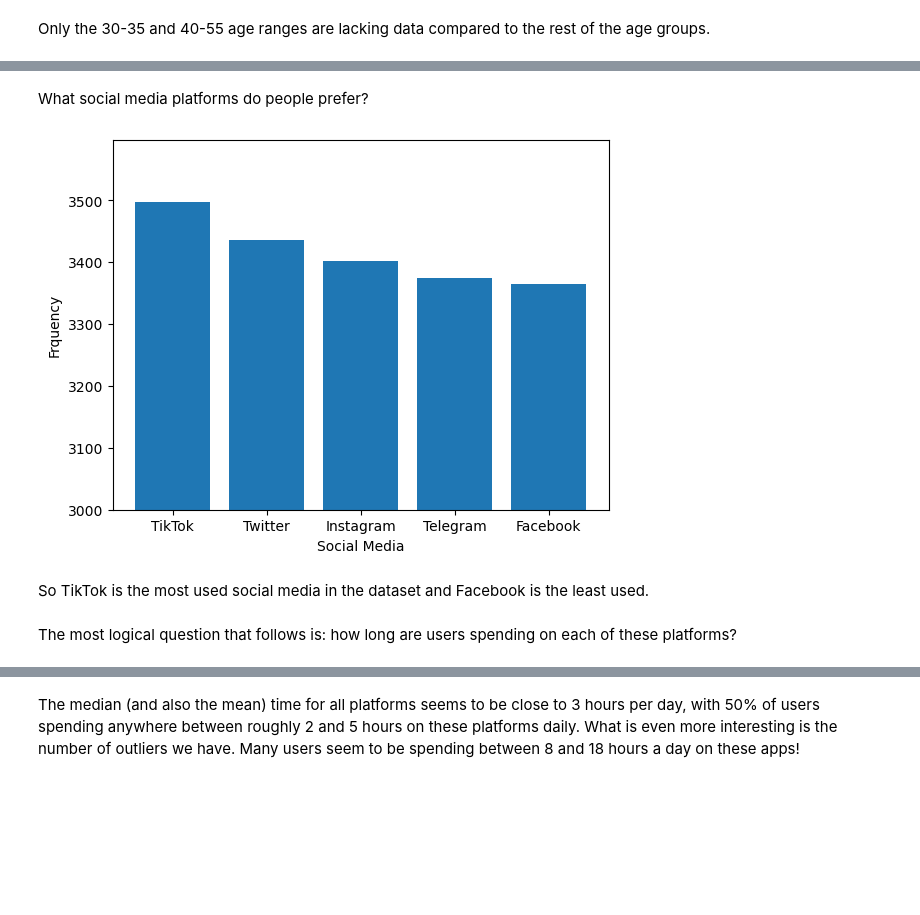
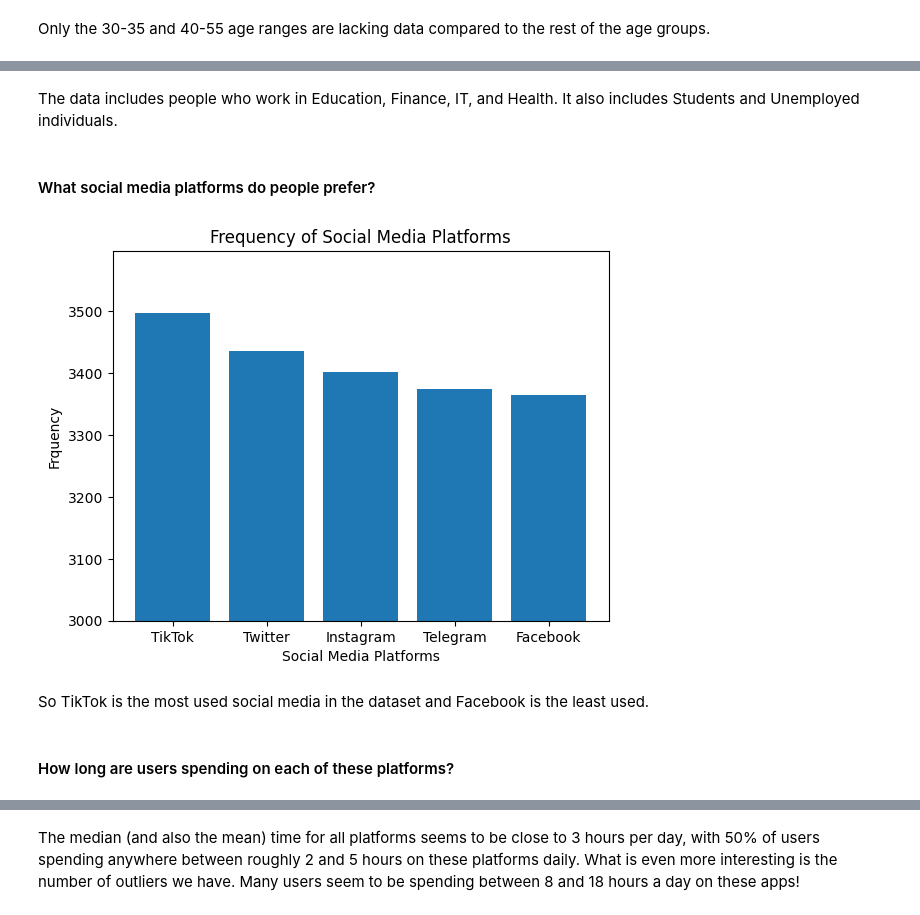
Before and after one commit to HusseinKasim/A-Data-Driven-Study-on-Social-Media-Usage-and-its-Effects-on-Users, a Jupyter notebook: Social_Media_Study.ipynb, the cells around one changed output, grey strips where cells are left out. Cells and saved outputs as stored; diff of their text form; code cells hidden in the pictures; blank space fills up the shorter version.

Commit message:
Update General Analysis and Productivity Sections
-Added sections to the EDA step for clearer structure
-Analyzed columns and visualized  productivity data

```diff
--- a/Social_Media_Study.ipynb
+++ b/Social_Media_Study.ipynb
@@ -227,21 +257,22 @@ Only the 30-35 and 40-55 age ranges are lacking data compared to the rest of the
+# %% [markdown]
+The data includes people who work in Education, Finance, IT, and Health. It also includes Students and Unemployed individuals.
 # %% [markdown]
-What social media platforms do people prefer?
+#### What social media platforms do people prefer?
 # %%
 # Plot social media preferences
 social_media = df['social_platform_preference'].value_counts()
 plt.bar(social_media.index, social_media.values)
 plt.ylim(3000, social_media.max() + 100)
-plt.xlabel("Social Media")
+plt.xlabel("Social Media Platforms")
 plt.ylabel("Frquency")
-
+plt.title("Frequency of Social Media Platforms")
 plt.show()
 # %% [output]
-[figure, old version]
+[figure, new version]
 # %% [markdown]
 So TikTok is the most used social media in the dataset and Facebook is the least used.
 # %% [markdown]
-
-The most logical question that follows is: how long are users spending on each of these platforms?
+#### How long are users spending on each of these platforms?
 # %%
 # Loop through all platforms to get list of dfs of each platform
 platforms = ['TikTok', 'Twitter', 'Instagram', 'Telegram', 'Facebook']
```
Also changed, not shown: parts of 23 cells of this notebook.
